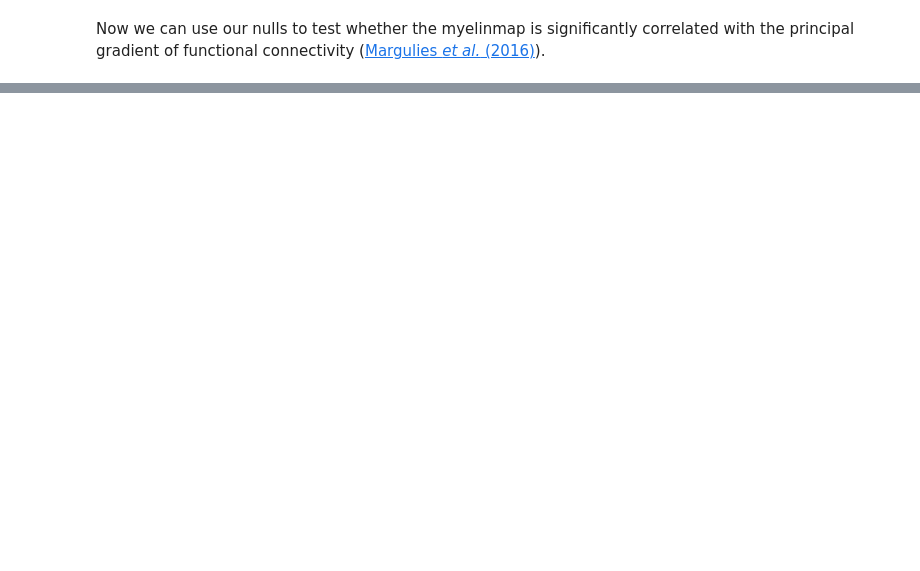
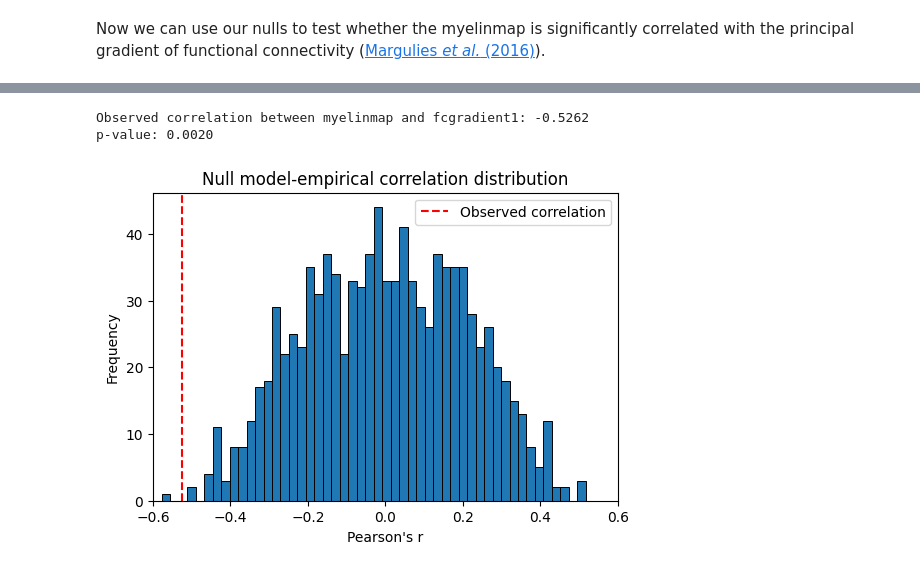
Before and after one commit to VictorBarnes/neuromodes, a Jupyter notebook: docs/tutorials/eigenstrapping.ipynb, the cells around one changed output, grey strips where cells are left out. Drawn from its saved outputs; the diff is of its cells as text; code cells hidden in the pictures; blank space fills up the shorter version.

```diff
--- a/docs/tutorials/eigenstrapping.ipynb
+++ b/docs/tutorials/eigenstrapping.ipynb
@@ -115,0 +170,27 @@ p-value: 0.0020
+# %%
+fcgrad = fetch_map('fcgradient1', density=density)[medmask]
+
+# Compute correlation between myelinmap and fcgradient1
+corr = np.corrcoef(myelinmap, fcgrad)[0, 1]
+
+# Compute correlation between myelinmap and nulls
+null_corrs = np.corrcoef(myelinmap, nulls, rowvar=False)[0, 1:]
+
+pvalue = (np.sum(np.abs(null_corrs) >= np.abs(corr)) + 1) / (n_nulls + 1)
+print(f"Observed correlation between myelinmap and fcgradient1: {corr:.4f}")
+print(f"p-value: {pvalue:.4f}")
+
+# Plot correlation distributions
+fig, ax_i = plt.subplots(figsize=(6, 4))
+ax_i.hist(null_corrs, bins=50, edgecolor='black', linewidth=0.7)
+ax_i.axvline(corr, color='red', linestyle='--', label='Observed correlation')
+ax_i.set_title("Null model-empirical correlation distribution")
+ax_i.set_xlabel("Pearson's r")
+ax_i.set_ylabel("Frequency")
+ax_i.set_xlim(-0.6, 0.6)
+ax_i.legend()
+plt.show()
+# %% [output]
+Observed correlation between myelinmap and fcgradient1: -0.5262
+p-value: 0.0020
+[figure, added]
```
Also changed, not shown: parts of 13 cells of this notebook, 5 other files.
